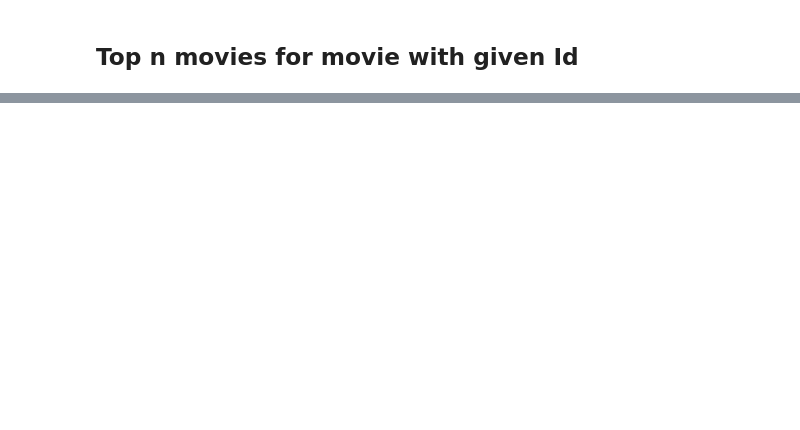
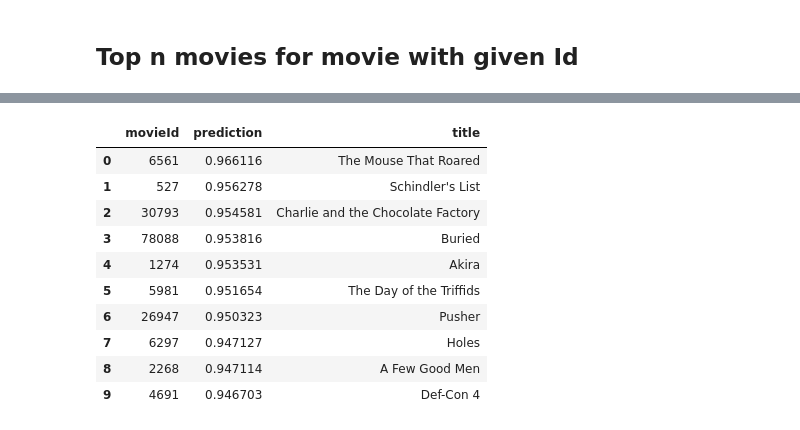
Before and after one commit to mcielinski/recommender-systems, a Jupyter notebook: assignment-1/matrix-factorization/matrix-factorization.ipynb, the cells around one changed output, grey strips where cells are left out. Cells and saved outputs as stored; diff of their text form; code cells hidden in the pictures; blank space fills up the shorter version.

```diff
--- a/assignment-1/matrix-factorization/matrix-factorization.ipynb
+++ b/assignment-1/matrix-factorization/matrix-factorization.ipynb
@@ -173,0 +208,15 @@ ratings[ratings['movieId'] == 8844]
+# %%
+avatar_preditions = make_predictions_for_item(72998, 11, algo, movies)
+avatar_preditions
+# %% [output]
+|  | movieId | prediction | title |
+| 0 | 6561 | 0.966116 | The Mouse That Roared |
+| 1 | 527 | 0.956278 | Schindler's List |
+| 2 | 30793 | 0.954581 | Charlie and the Chocolate Factory |
+| 3 | 78088 | 0.953816 | Buried |
+| 4 | 1274 | 0.953531 | Akira |
+| 5 | 5981 | 0.951654 | The Day of the Triffids |
+| 6 | 26947 | 0.950323 | Pusher |
+| 7 | 6297 | 0.947127 | Holes |
+| 8 | 2268 | 0.947114 | A Few Good Men |
+| 9 | 4691 | 0.946703 | Def-Con 4 |
```
Also changed, not shown: parts of 17 cells of this notebook.
